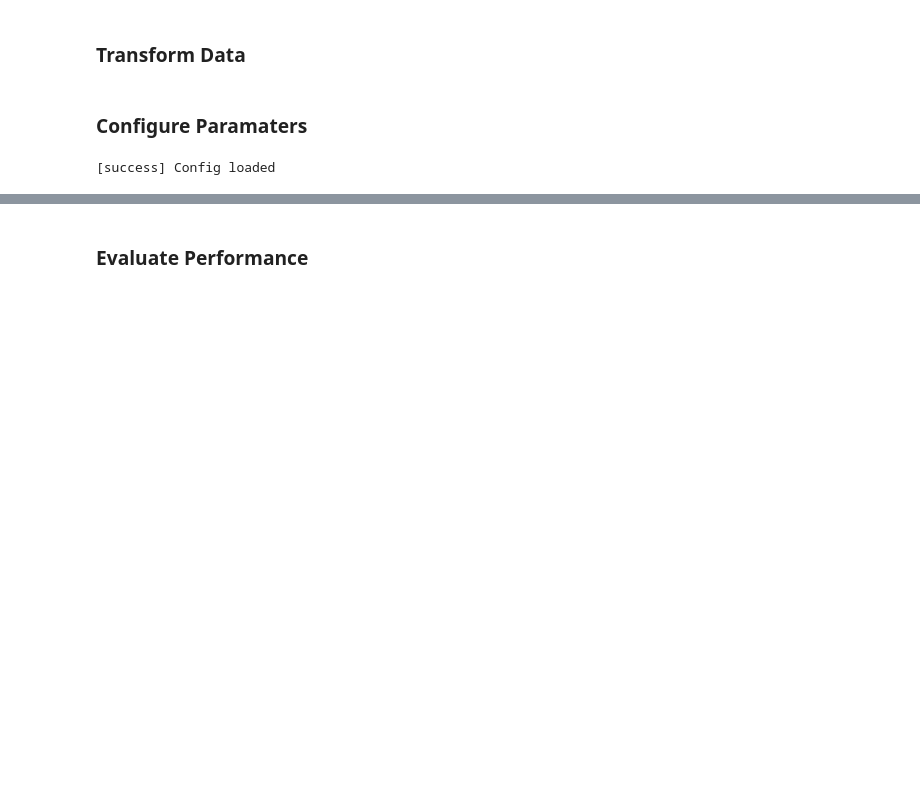
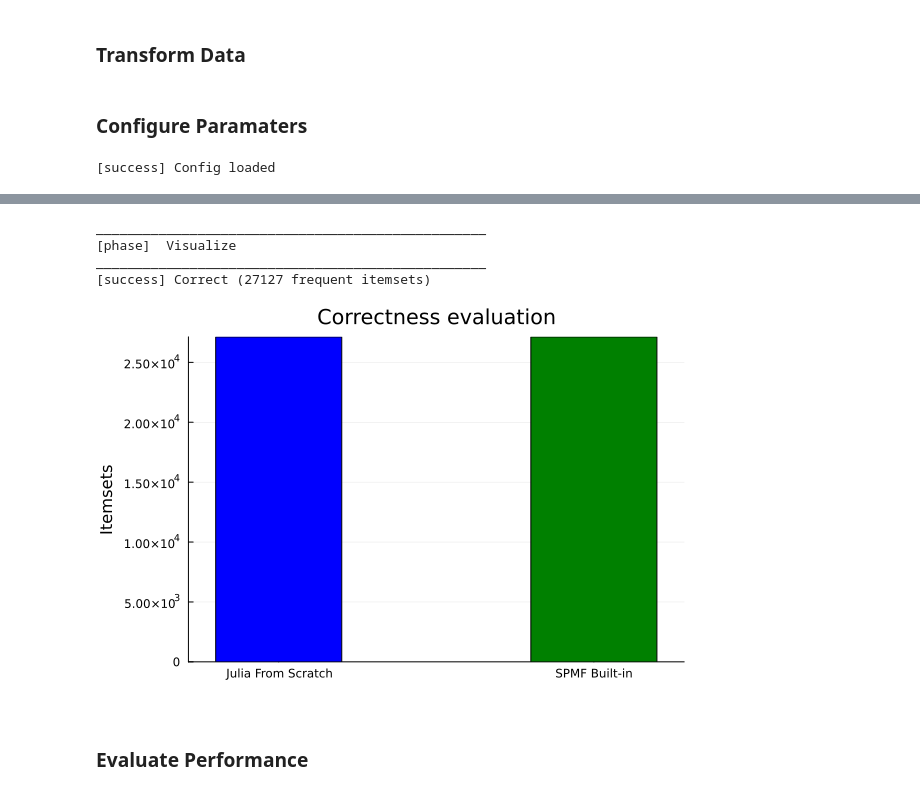
Before and after one commit to HungHiHung10/Lab02-Data-Mining, a Jupyter notebook: notebooks/02_bechmarking.ipynb, the cells around one changed output, grey strips where cells are left out. Cells and saved outputs as stored; diff of their text form; code cells hidden in the pictures; blank space fills up the shorter version.

```diff
--- a/notebooks/02_bechmarking.ipynb
+++ b/notebooks/02_bechmarking.ipynb
@@ -110,0 +114,2 @@ success(logger, "Config loaded")
+# %%
+correctness_results = eval_correctness(config, logger)
@@ -111,3 +129,11 @@ success(logger, "Config loaded")
+# %%
+vis_correctness(correctness_results, logger)
+# %% [output]
+__________________________________________________
+[phase]  Visualize
+__________________________________________________
+[success] Correct (27127 frequent itemsets)
+[figure, added]
 # %% [markdown]
 ### Evaluate Performance
 # %%
```
Also changed, not shown: parts of 18 cells of this notebook, 1 other file.
